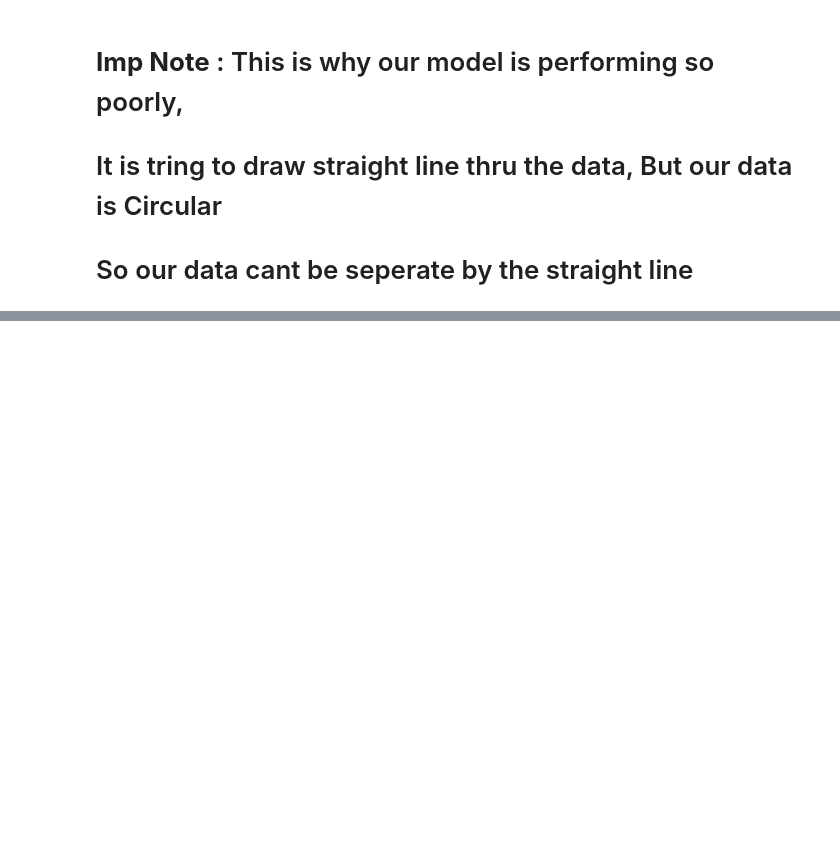
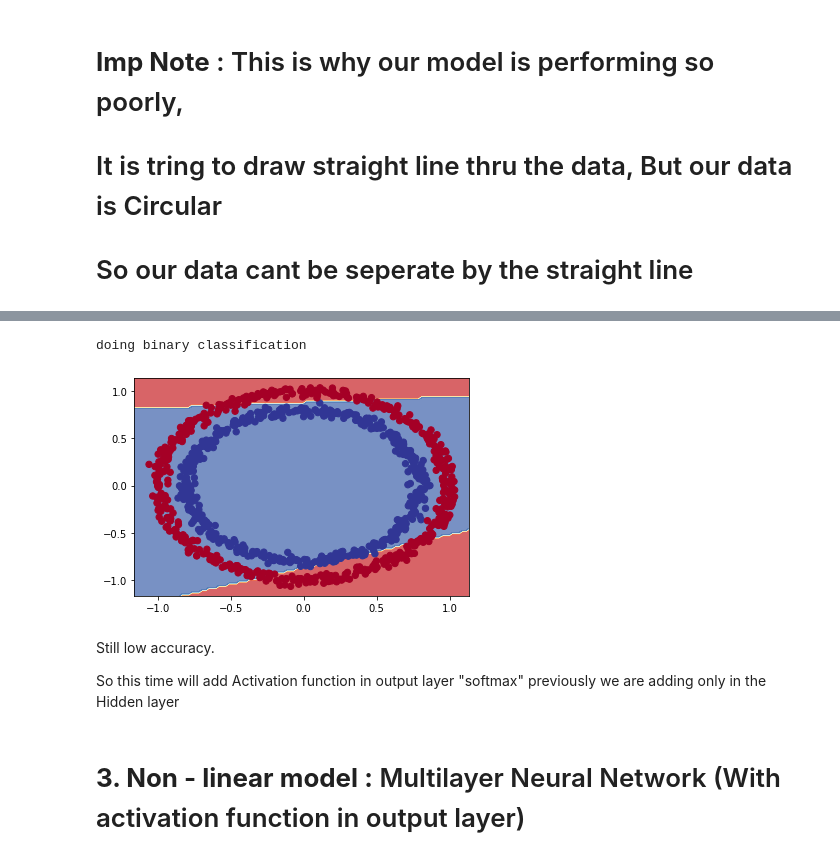
Before and after one commit to rajni-arora/NLP, a Jupyter notebook: Neural_Network_Classification_with_Tensorflow.ipynb, the cells around one changed output, grey strips where cells are left out. Drawn from its saved outputs; the diff is of its cells as text; code cells hidden in the pictures; blank space fills up the shorter version.

```diff
--- a/Neural_Network_Classification_with_Tensorflow.ipynb
+++ b/Neural_Network_Classification_with_Tensorflow.ipynb
@@ -325,0 +469,19 @@ doing binary classification
+# %%
+#Set the random seed
+tf.random.set_seed(42)
+
+#1. Create the model
+model_6 = tf.keras.Sequential([
+tf.keras.layers.Dense(4, activation = "relu"),
+tf.keras.layers.Dense(4, activation = "relu"),
+tf.keras.layers.Dense(1)
+])
+
+#2 Compile the model
+model_6.compile(loss = "binary_crossentropy",
+                optimizer = tf.keras.optimizers.Adam(lr=0.001),
+                metrics = ["accuracy"]
+)
+
+# fit the model
+history = model_6.fit(X, y, epochs = 250)
@@ -325,0 +513,16 @@ doing binary classification
+# %%
+#Prediction for model_6
+
+plot_decision_boundary(model = model_6,
+                       X=X,
+                       y=y)
+# %% [output]
+doing binary classification
+[figure, added]
+# %% [markdown]
+Still low accuracy.
+
+So this time will add Activation function in output layer "softmax"
+previously we are adding only in the Hidden layer
+# %% [markdown]
+# **3. Non - linear model :** Multilayer Neural Network (With activation function in output layer)
```
Also changed, not shown: parts of 43 cells of this notebook.
